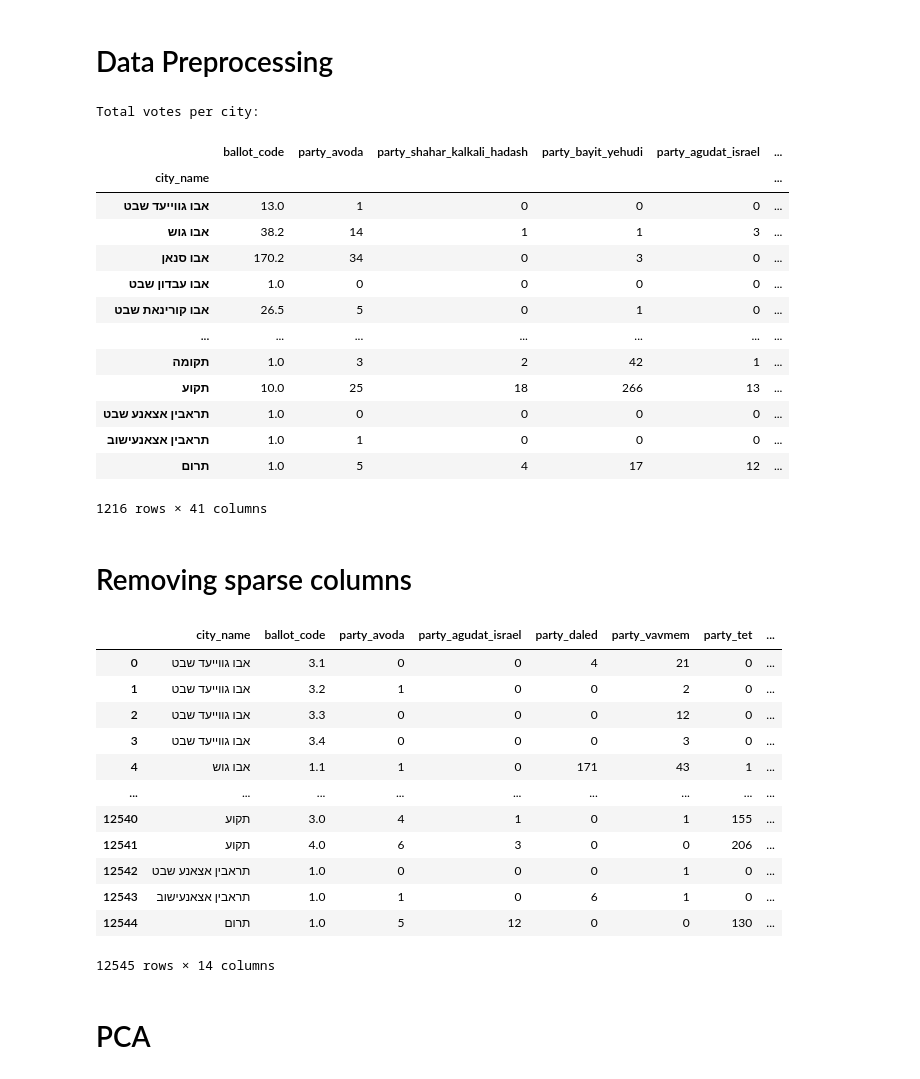
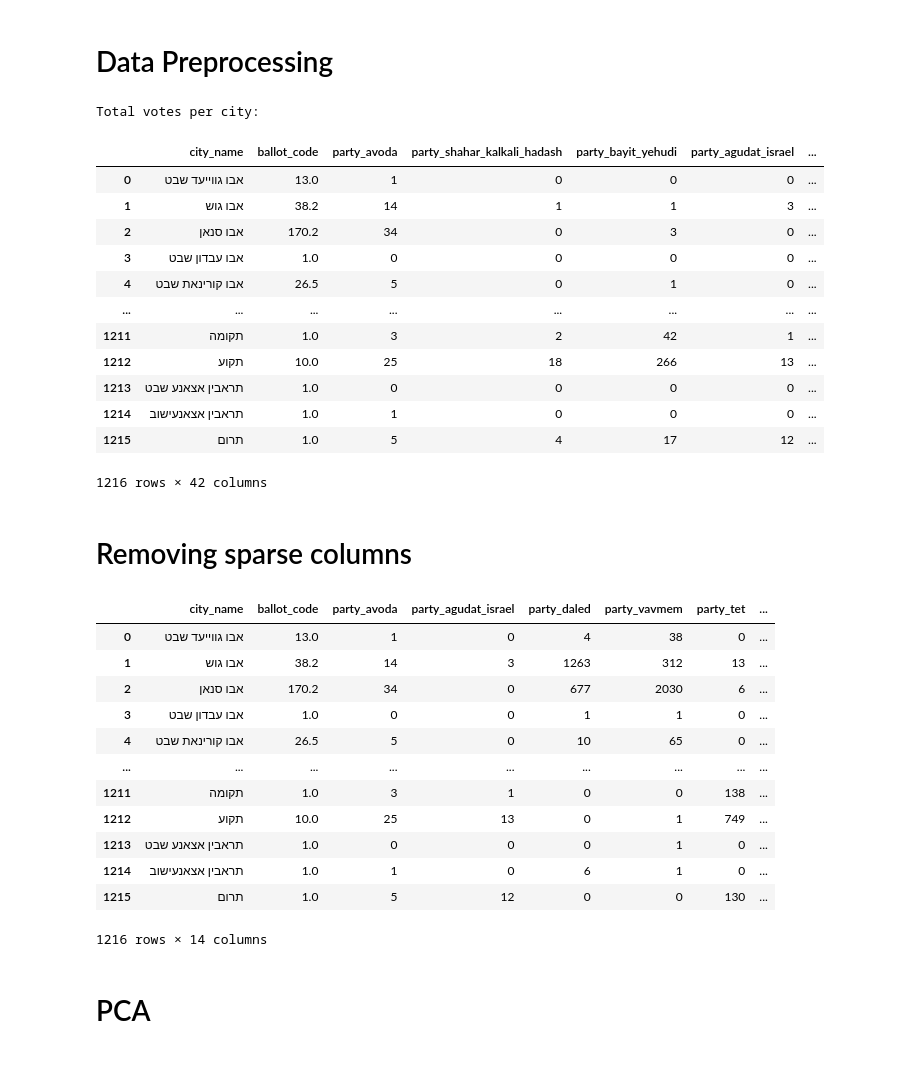
Before and after one commit to JohnniesHere/Machine-Learning-Course, a Jupyter notebook: Assignment_1/Election_Data_Analysis/Demonstration_book.ipynb, the cells around one changed output. Cells and saved outputs as stored; diff of their text form; code cells hidden in the pictures.

```diff
--- a/Assignment_1/Election_Data_Analysis/Demonstration_book.ipynb
+++ b/Assignment_1/Election_Data_Analysis/Demonstration_book.ipynb
@@ -27,55 +28,50 @@ First 5 rows of the data:
 # %%
 from Data_Manager import group_and_aggregate_data
 
 # Grouping the data by the 'city' column and summing the 'votes' column
-city_votes = group_and_aggregate_data(data, 'city_name', 'sum')
+agg_city_votes = group_and_aggregate_data(data, 'city_name', 'sum')
 print("\nTotal votes per city:")
 # Displaying all rows of the grouped data
-city_votes
+agg_city_votes
 # %% [output]
 Total votes per city:
-|  | ballot_code | party_avoda | party_shahar_kalkali_hadash | party_bayit_yehudi | party_agudat_israel | ... |
-| city_name |  |  |  |  |  | ... |
-| אבו גווייעד שבט | 13.0 | 1 | 0 | 0 | 0 | ... |
-| אבו גוש | 38.2 | 14 | 1 | 1 | 3 | ... |
-| אבו סנאן | 170.2 | 34 | 0 | 3 | 0 | ... |
-| אבו עבדון שבט | 1.0 | 0 | 0 | 0 | 0 | ... |
-| אבו קורינאת שבט | 26.5 | 5 | 0 | 1 | 0 | ... |
-| ... | ... | ... | ... | ... | ... | ... |
-| תקומה | 1.0 | 3 | 2 | 42 | 1 | ... |
-| תקוע | 10.0 | 25 | 18 | 266 | 13 | ... |
-| תראבין אצאנע שבט | 1.0 | 0 | 0 | 0 | 0 | ... |
-| תראבין אצאנעישוב | 1.0 | 1 | 0 | 0 | 0 | ... |
-| תרום | 1.0 | 5 | 4 | 17 | 12 | ... |
+|  | city_name | ballot_code | party_avoda | party_shahar_kalkali_hadash | party_bayit_yehudi | party_agudat_israel | ... |
+| 0 | אבו גווייעד שבט | 13.0 | 1 | 0 | 0 | 0 | ... |
+| 1 | אבו גוש | 38.2 | 14 | 1 | 1 | 3 | ... |
+| 2 | אבו סנאן | 170.2 | 34 | 0 | 3 | 0 | ... |
+| 3 | אבו עבדון שבט | 1.0 | 0 | 0 | 0 | 0 | ... |
+| 4 | אבו קורינאת שבט | 26.5 | 5 | 0 | 1 | 0 | ... |
+| ... | ... | ... | ... | ... | ... | ... | ... |
+| 1211 | תקומה | 1.0 | 3 | 2 | 42 | 1 | ... |
+| 1212 | תקוע | 10.0 | 25 | 18 | 266 | 13 | ... |
+| 1213 | תראבין אצאנע שבט | 1.0 | 0 | 0 | 0 | 0 | ... |
+| 1214 | תראבין אצאנעישוב | 1.0 | 1 | 0 | 0 | 0 | ... |
+| 1215 | תרום | 1.0 | 5 | 4 | 17 | 12 | ... |
-1216 rows × 41 columns
+1216 rows × 42 columns
 # %% [markdown]
 # Removing sparse columns
 # %%
 # Import required functions
-from Data_Manager import load_data, remove_sparse_columns
-
-# Load the data
-data = load_data('Data_Files/knesset_25.xlsx')
+from Data_Manager import remove_sparse_columns
 
 # Apply threshold
 threshold = 100000
-filtered_df = remove_sparse_columns(data,threshold)
-
+filtered_df = remove_sparse_columns(agg_city_votes,threshold)
 filtered_df
 # %% [output]
 |  | city_name | ballot_code | party_avoda | party_agudat_israel | party_daled | party_vavmem | party_tet | ... |
-| 0 | אבו גווייעד שבט | 3.1 | 0 | 0 | 4 | 21 | 0 | ... |
-| 1 | אבו גווייעד שבט | 3.2 | 1 | 0 | 0 | 2 | 0 | ... |
-| 2 | אבו גווייעד שבט | 3.3 | 0 | 0 | 0 | 12 | 0 | ... |
-| 3 | אבו גווייעד שבט | 3.4 | 0 | 0 | 0 | 3 | 0 | ... |
-| 4 | אבו גוש | 1.1 | 1 | 0 | 171 | 43 | 1 | ... |
+| 0 | אבו גווייעד שבט | 13.0 | 1 | 0 | 4 | 38 | 0 | ... |
+| 1 | אבו גוש | 38.2 | 14 | 3 | 1263 | 312 | 13 | ... |
+| 2 | אבו סנאן | 170.2 | 34 | 0 | 677 | 2030 | 6 | ... |
+| 3 | אבו עבדון שבט | 1.0 | 0 | 0 | 1 | 1 | 0 | ... |
+| 4 | אבו קורינאת שבט | 26.5 | 5 | 0 | 10 | 65 | 0 | ... |
 | ... | ... | ... | ... | ... | ... | ... | ... | ... |
-| 12540 | תקוע | 3.0 | 4 | 1 | 0 | 1 | 155 | ... |
-| 12541 | תקוע | 4.0 | 6 | 3 | 0 | 0 | 206 | ... |
-| 12542 | תראבין אצאנע שבט | 1.0 | 0 | 0 | 0 | 1 | 0 | ... |
-| 12543 | תראבין אצאנעישוב | 1.0 | 1 | 0 | 6 | 1 | 0 | ... |
-| 12544 | תרום | 1.0 | 5 | 12 | 0 | 0 | 130 | ... |
+| 1211 | תקומה | 1.0 | 3 | 1 | 0 | 0 | 138 | ... |
+| 1212 | תקוע | 10.0 | 25 | 13 | 0 | 1 | 749 | ... |
+| 1213 | תראבין אצאנע שבט | 1.0 | 0 | 0 | 0 | 1 | 0 | ... |
+| 1214 | תראבין אצאנעישוב | 1.0 | 1 | 0 | 6 | 1 | 0 | ... |
+| 1215 | תרום | 1.0 | 5 | 12 | 0 | 0 | 130 | ... |
-12545 rows × 14 columns
+1216 rows × 14 columns
 # %% [markdown]
 # PCA
 # %%
```
Also changed, not shown: parts of 2 cells of this notebook, 1 other file.
